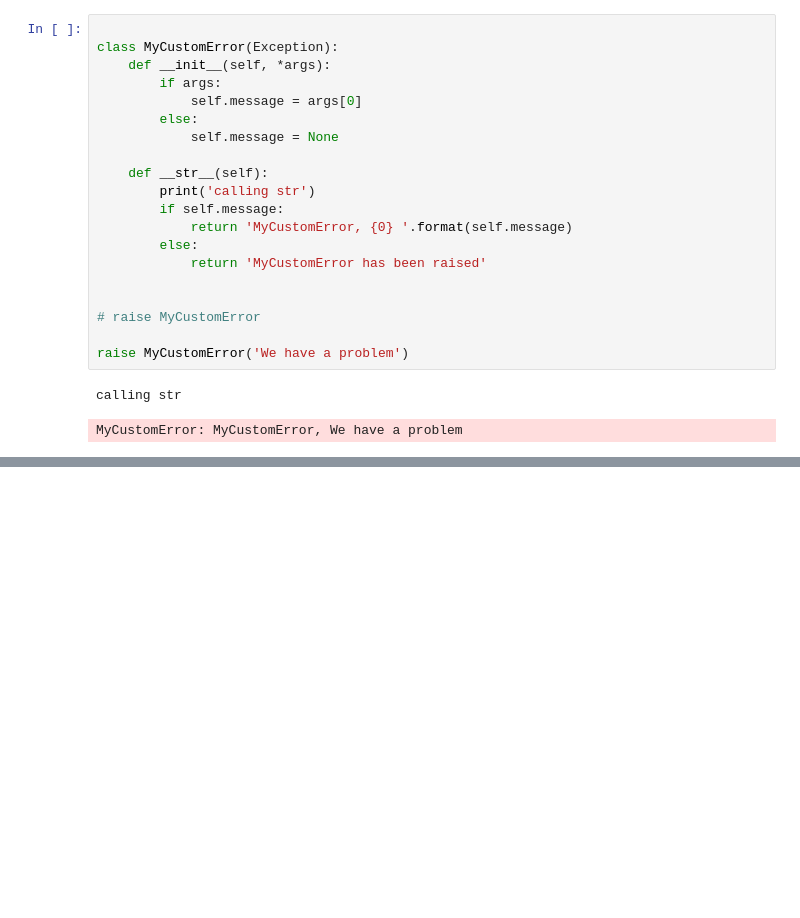
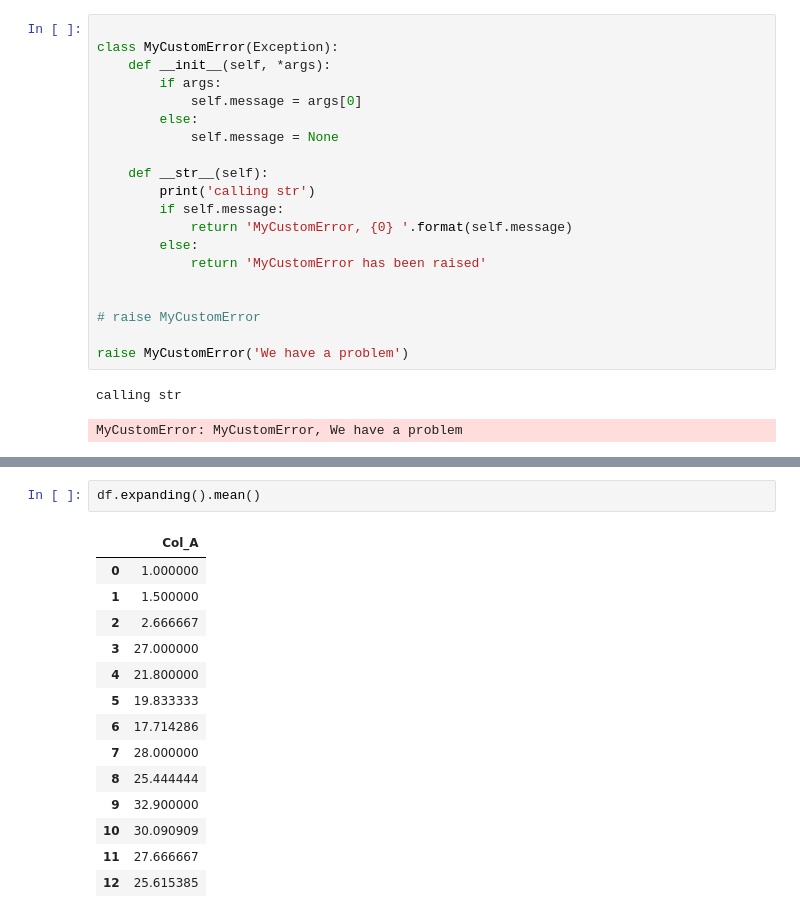
Before and after one commit to QPeiran/pipe-to-gbq, a Jupyter notebook: sandbox.ipynb, the cells around one changed output, grey strips where cells are left out. Saved outputs shown, nothing was run; the diff lists cells and outputs as text; blank space fills up the shorter version.

```diff
--- a/sandbox.ipynb
+++ b/sandbox.ipynb
@@ -569,0 +622,17 @@ MyCustomError: MyCustomError, We have a problem
+# %%
+df.expanding().mean()
+# %% [output]
+|  | Col_A |
+| 0 | 1.000000 |
+| 1 | 1.500000 |
+| 2 | 2.666667 |
+| 3 | 27.000000 |
+| 4 | 21.800000 |
+| 5 | 19.833333 |
+| 6 | 17.714286 |
+| 7 | 28.000000 |
+| 8 | 25.444444 |
+| 9 | 32.900000 |
+| 10 | 30.090909 |
+| 11 | 27.666667 |
+| 12 | 25.615385 |
```
Also changed, not shown: parts of 4 cells of this notebook, 4 other files.
